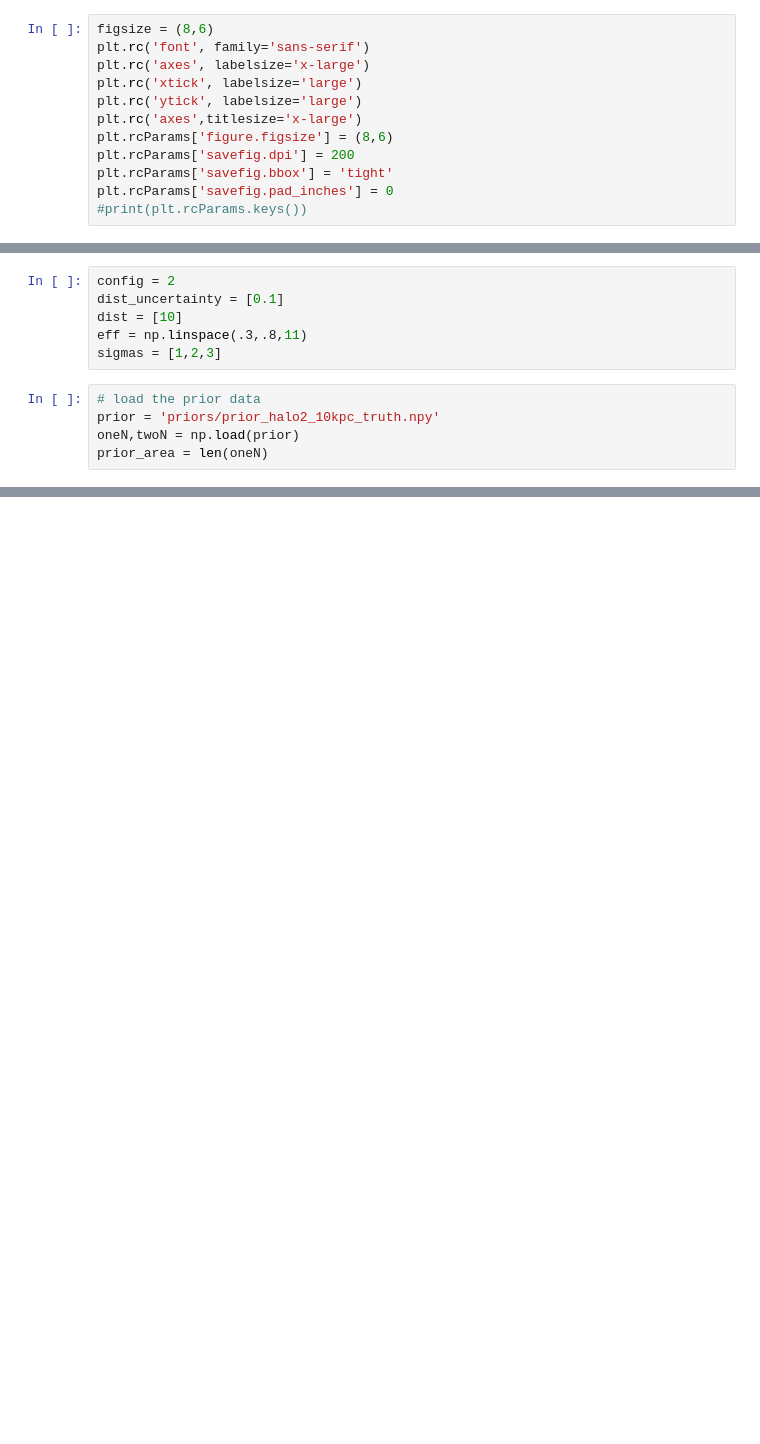
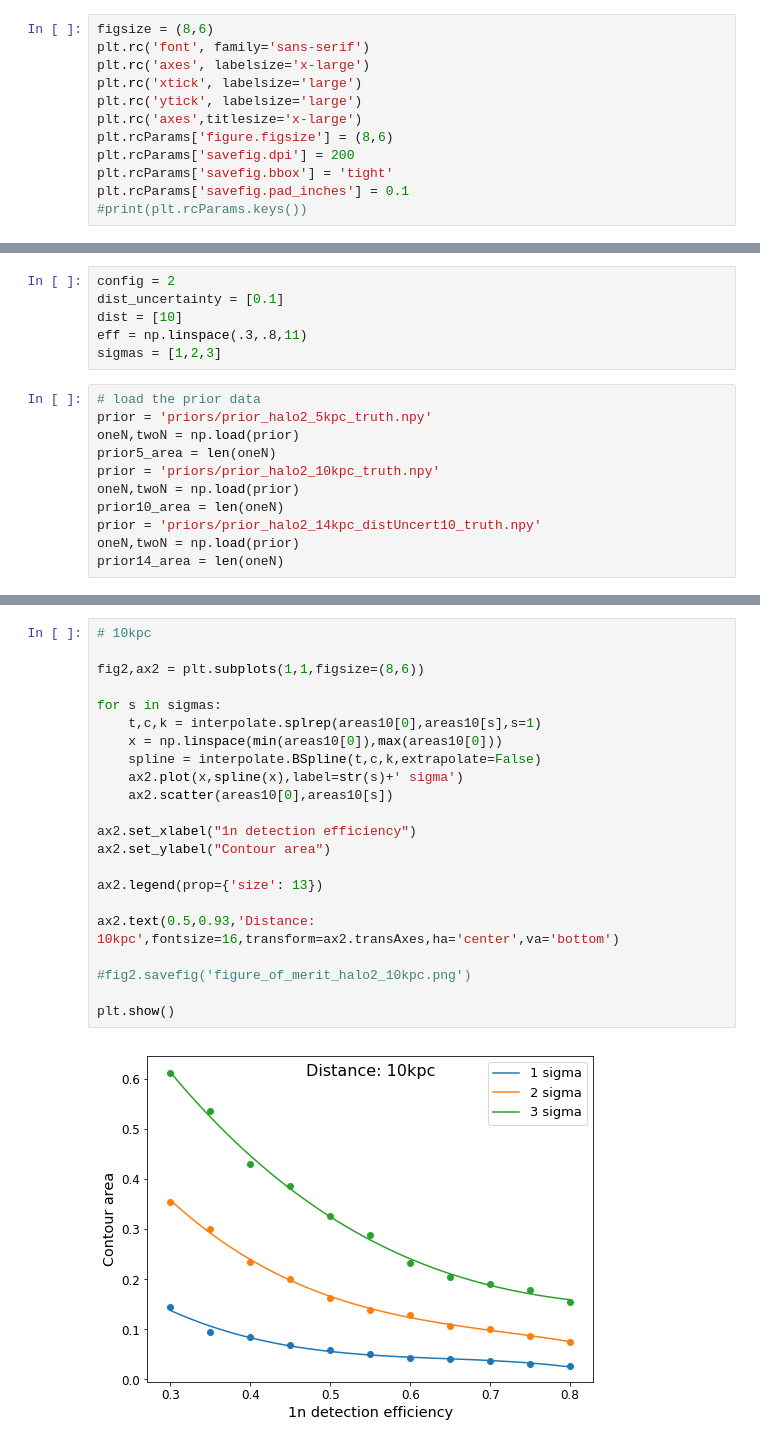
Before and after one commit to jfcrenshaw/halo, a Jupyter notebook: figMerit/figures_for_Clarence.ipynb, the cells around one changed output, grey strips where cells are left out. Drawn from its saved outputs; the diff is of its cells as text; blank space fills up the shorter version.

```diff
--- a/figMerit/figures_for_Clarence.ipynb
+++ b/figMerit/figures_for_Clarence.ipynb
@@ -15,7 +15,7 @@ plt.rc('axes',titlesize='x-large')
 plt.rcParams['figure.figsize'] = (8,6)
 plt.rcParams['savefig.dpi'] = 200
 plt.rcParams['savefig.bbox'] = 'tight'
-plt.rcParams['savefig.pad_inches'] = 0
+plt.rcParams['savefig.pad_inches'] = 0.1
 #print(plt.rcParams.keys())
 # %%
 def trim_data(xdata,ydata,CUT=0.9):
@@ -73,7 +73,13 @@ eff = np.linspace(.3,.8,11)
 sigmas = [1,2,3]
 # %%
 # load the prior data
+prior = 'priors/prior_halo2_5kpc_truth.npy'
+oneN,twoN = np.load(prior)
+prior5_area = len(oneN)
 prior = 'priors/prior_halo2_10kpc_truth.npy'
 oneN,twoN = np.load(prior)
-prior_area = len(oneN)
+prior10_area = len(oneN)
+prior = 'priors/prior_halo2_14kpc_distUncert10_truth.npy'
+oneN,twoN = np.load(prior)
+prior14_area = len(oneN)
 # %%
@@ -133,0 +209,24 @@ plt.show()
+# %%
+# 10kpc
+
+fig2,ax2 = plt.subplots(1,1,figsize=(8,6))
+
+for s in sigmas:
+    t,c,k = interpolate.splrep(areas10[0],areas10[s],s=1)
+    x = np.linspace(min(areas10[0]),max(areas10[0]))
+    spline = interpolate.BSpline(t,c,k,extrapolate=False)
+    ax2.plot(x,spline(x),label=str(s)+' sigma')
+    ax2.scatter(areas10[0],areas10[s])
+
+ax2.set_xlabel("1n detection efficiency")
+ax2.set_ylabel("Contour area")
+
+ax2.legend(prop={'size': 13})
+
+ax2.text(0.5,0.93,'Distance: 10kpc',fontsize=16,transform=ax2.transAxes,ha='center',va='bottom')
+
+#fig2.savefig('figure_of_merit_halo2_10kpc.png')
+
+plt.show()
+# %% [output]
+[figure, added]
```
Also changed, not shown: parts of 5 cells of this notebook, 1 other file.
